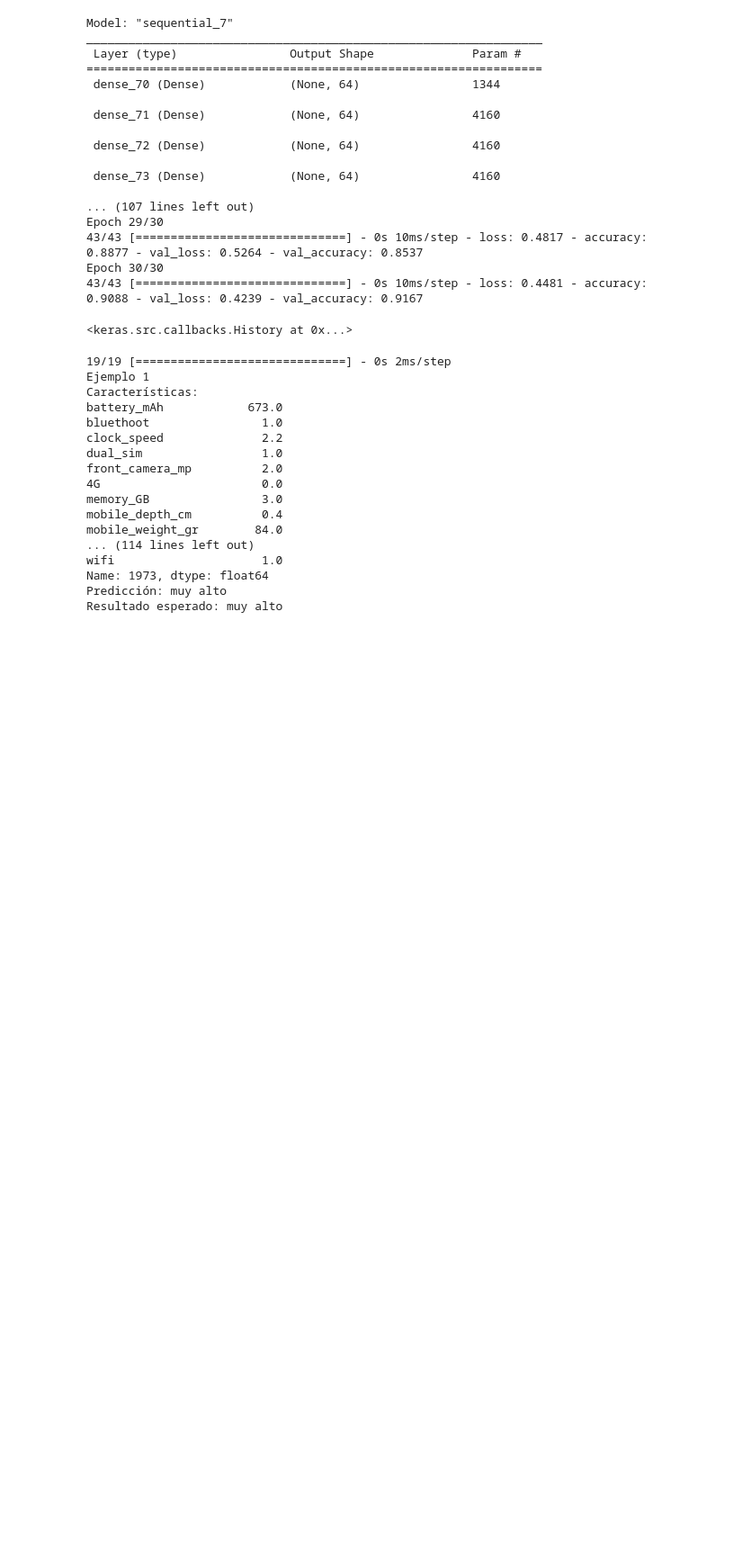
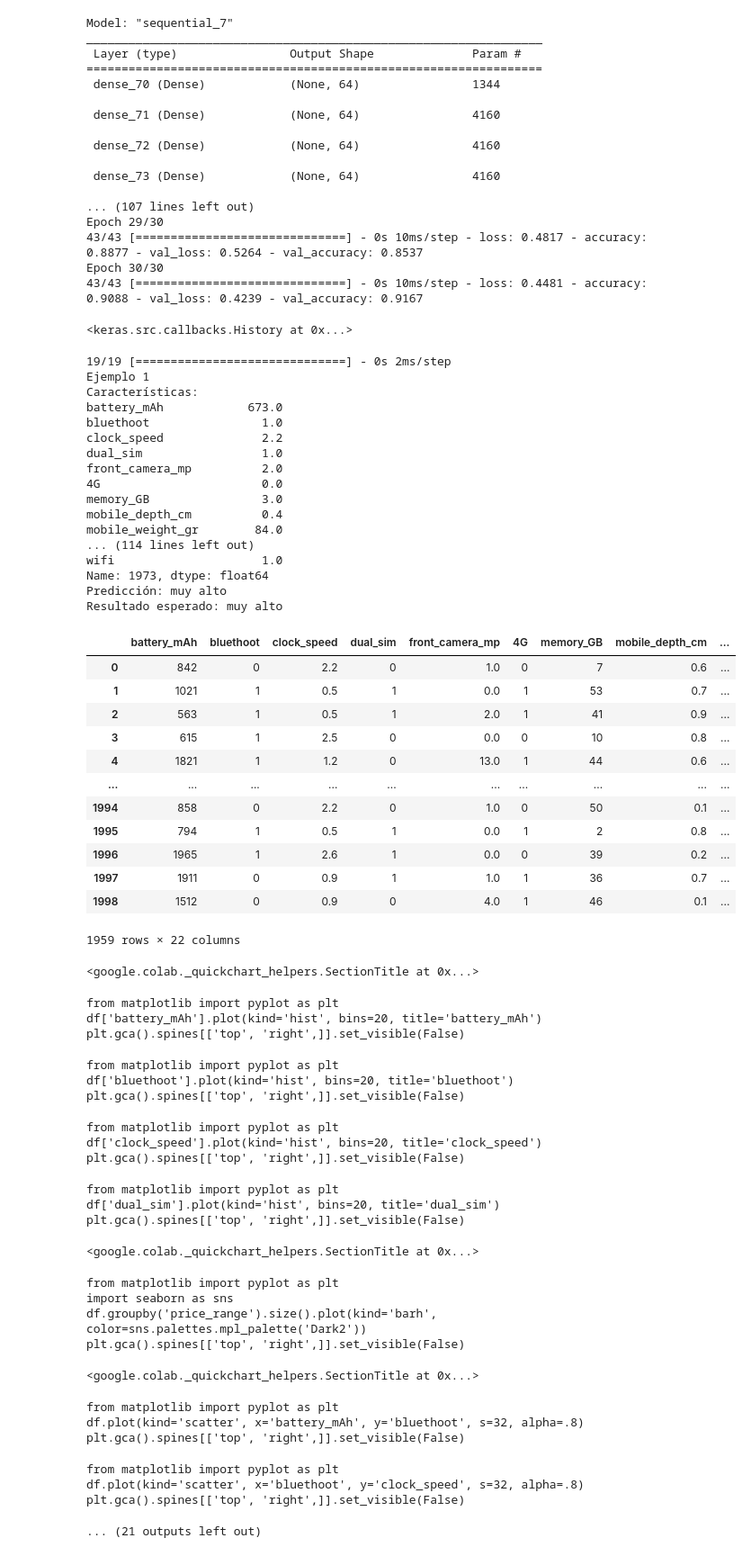
Before and after one commit to rockysaimon/data_celaning, a Jupyter notebook: mineria_de_datos.ipynb, the cells around one changed output. Shown at 90% size. Cells and saved outputs as stored; diff of their text form; code cells hidden in the pictures; blank space fills up the shorter version.

```diff
--- a/mineria_de_datos.ipynb
+++ b/mineria_de_datos.ipynb
@@ -571,3 +578,46 @@ wifi                     1.0
 Name: 1973, dtype: float64
 Predicción: muy alto
 Resultado esperado: muy alto
+# %%
+dataf=df
+dataf
+# %% [output]
+|  | battery_mAh | bluethoot | clock_speed | dual_sim | front_camera_mp | 4G | memory_GB | mobile_depth_cm | ... |
+| 0 | 842 | 0 | 2.2 | 0 | 1.0 | 0 | 7 | 0.6 | ... |
+| 1 | 1021 | 1 | 0.5 | 1 | 0.0 | 1 | 53 | 0.7 | ... |
+| 2 | 563 | 1 | 0.5 | 1 | 2.0 | 1 | 41 | 0.9 | ... |
+| 3 | 615 | 1 | 2.5 | 0 | 0.0 | 0 | 10 | 0.8 | ... |
+| 4 | 1821 | 1 | 1.2 | 0 | 13.0 | 1 | 44 | 0.6 | ... |
+| ... | ... | ... | ... | ... | ... | ... | ... | ... | ... |
+| 1994 | 858 | 0 | 2.2 | 0 | 1.0 | 0 | 50 | 0.1 | ... |
+| 1995 | 794 | 1 | 0.5 | 1 | 0.0 | 1 | 2 | 0.8 | ... |
+| 1996 | 1965 | 1 | 2.6 | 1 | 0.0 | 0 | 39 | 0.2 | ... |
+| 1997 | 1911 | 0 | 0.9 | 1 | 1.0 | 1 | 36 | 0.7 | ... |
+| 1998 | 1512 | 0 | 0.9 | 0 | 4.0 | 1 | 46 | 0.1 | ... |
+1959 rows × 22 columns
+<google.colab._quickchart_helpers.SectionTitle at 0x...>
+from matplotlib import pyplot as plt
+df['battery_mAh'].plot(kind='hist', bins=20, title='battery_mAh')
+plt.gca().spines[['top', 'right',]].set_visible(False)
+from matplotlib import pyplot as plt
+df['bluethoot'].plot(kind='hist', bins=20, title='bluethoot')
+plt.gca().spines[['top', 'right',]].set_visible(False)
+from matplotlib import pyplot as plt
+df['clock_speed'].plot(kind='hist', bins=20, title='clock_speed')
+plt.gca().spines[['top', 'right',]].set_visible(False)
+from matplotlib import pyplot as plt
+df['dual_sim'].plot(kind='hist', bins=20, title='dual_sim')
+plt.gca().spines[['top', 'right',]].set_visible(False)
+<google.colab._quickchart_helpers.SectionTitle at 0x...>
+from matplotlib import pyplot as plt
+import seaborn as sns
+df.groupby('price_range').size().plot(kind='barh', color=sns.palettes.mpl_palette('Dark2'))
+plt.gca().spines[['top', 'right',]].set_visible(False)
+<google.colab._quickchart_helpers.SectionTitle at 0x...>
+from matplotlib import pyplot as plt
+df.plot(kind='scatter', x='battery_mAh', y='bluethoot', s=32, alpha=.8)
+plt.gca().spines[['top', 'right',]].set_visible(False)
+from matplotlib import pyplot as plt
+df.plot(kind='scatter', x='bluethoot', y='clock_speed', s=32, alpha=.8)
+plt.gca().spines[['top', 'right',]].set_visible(False)
+... (21 outputs left out)
```
Also changed, not shown: parts of 8 cells of this notebook.
